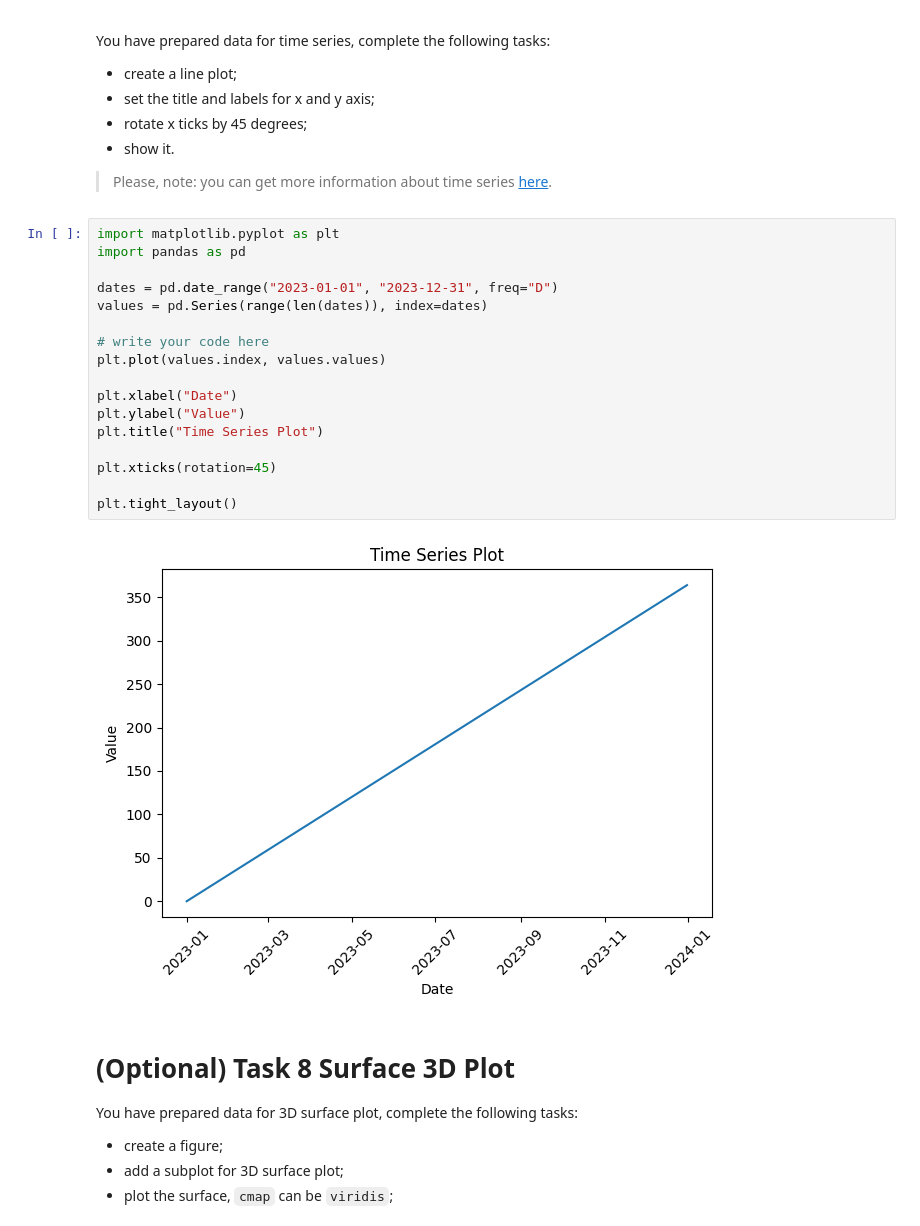
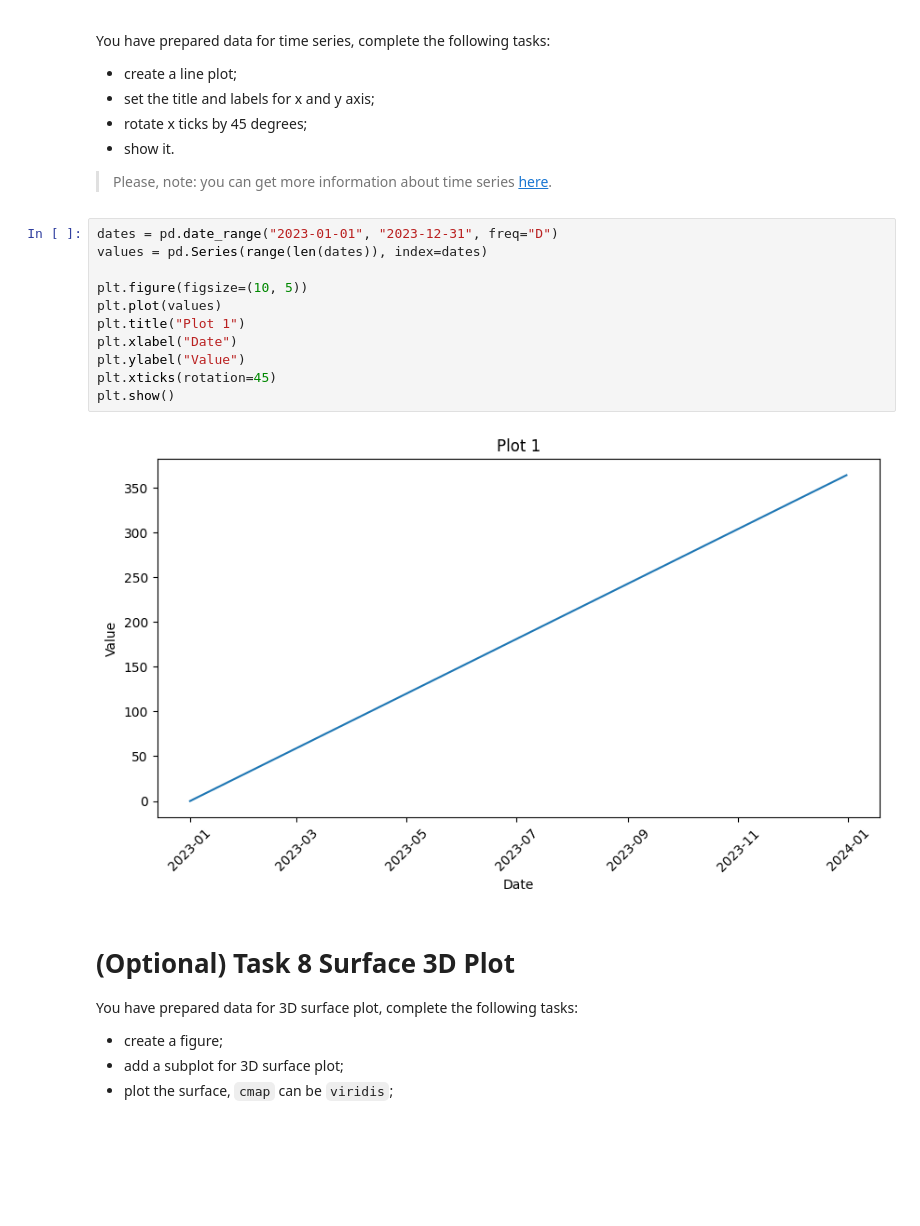
Before and after one commit to mate-academy/py-matplotlib, a Jupyter notebook: app/matplotlib.ipynb, the cells around one changed output. Drawn from its saved outputs; the diff is of its cells as text; blank space fills up the shorter version.

```diff
--- a/app/matplotlib.ipynb
+++ b/app/matplotlib.ipynb
@@ -202,24 +162,18 @@ You have prepared data for time series, complete the following tasks:
 
 > Please, note: you can get more information about time series [here](https://pandas.pydata.org/pandas-docs/stable/user_guide/timeseries.html).
 # %%
-import matplotlib.pyplot as plt
-import pandas as pd
-
 dates = pd.date_range("2023-01-01", "2023-12-31", freq="D")
 values = pd.Series(range(len(dates)), index=dates)
 
-# write your code here
-plt.plot(values.index, values.values)
-
+plt.figure(figsize=(10, 5))
+plt.plot(values)
+plt.title("Plot 1")
 plt.xlabel("Date")
 plt.ylabel("Value")
-plt.title("Time Series Plot")
-
 plt.xticks(rotation=45)
-
-plt.tight_layout()
+plt.show()
 # %% [output]
-[figure, old version]
+[figure, new version]
 # %% [markdown]
 # (Optional) Task 8 Surface 3D Plot
 
```
Also changed, not shown: parts of 9 cells of this notebook.
